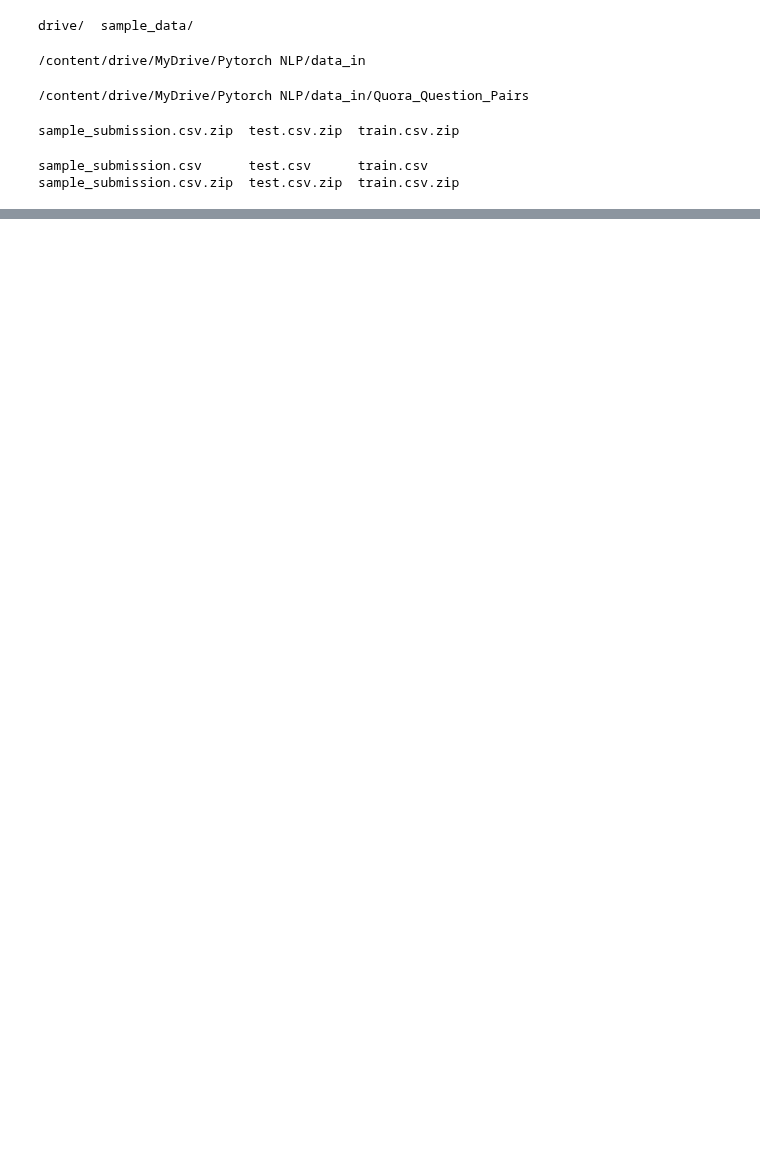
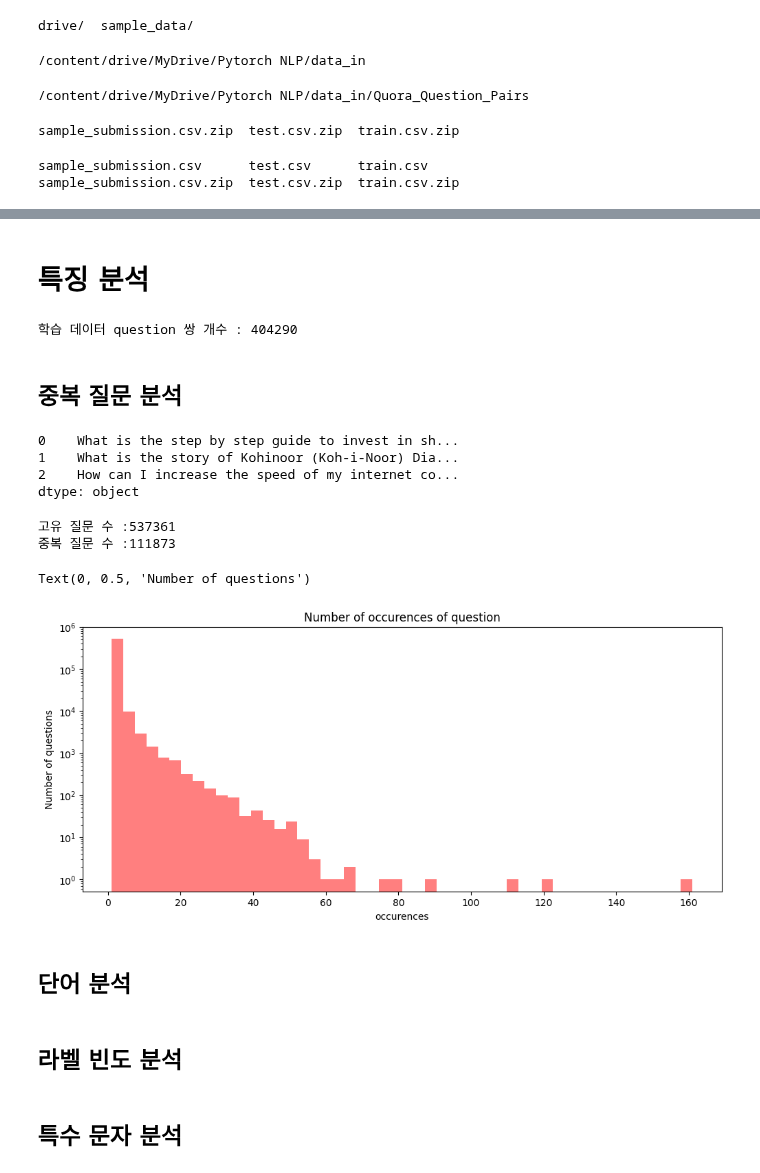
Before and after one commit to DonghaeSuh/NLP_Pytorch, a Jupyter notebook: EDA/Quora_Question_Pairs_EDA.ipynb, the cells around one changed output, grey strips where cells are left out. Cells and saved outputs as stored; diff of their text form; code cells hidden in the pictures; blank space fills up the shorter version.

```diff
--- a/EDA/Quora_Question_Pairs_EDA.ipynb
+++ b/EDA/Quora_Question_Pairs_EDA.ipynb
@@ -48,0 +47,40 @@ train_df.head()
+# %% [markdown]
+# 특징 분석
+# %%
+print("학습 데이터 question 쌍 개수 : {}".format(len(train_df)))
+# %% [output]
+학습 데이터 question 쌍 개수 : 404290
+# %% [markdown]
+## 중복 질문 분석
+# %%
+# quesiton 하나로 잇기
+train_set=pd.Series(train_df['question1'].tolist()+train_df['question2'].tolist()).astype(str)
+train_set[:3]
+# %% [output]
+0    What is the step by step guide to invest in sh...
+1    What is the story of Kohinoor (Koh-i-Noor) Dia...
+2    How can I increase the speed of my internet co...
+dtype: object
+# %%
+print("고유 질문 수 :{}".format(len(np.unique(train_set))))
+print("중복 질문 수 :{}".format(np.sum(train_set.value_counts()>1)))
+# %% [output]
+고유 질문 수 :537361
+중복 질문 수 :111873
+# %%
+## 중복 질문 개수 히스토그램
+
+# 그래프 크기
+plt.figure(figsize=(12,5))
+
+# 히스토그램 ( 리스트,Series내의 요소들 중에 고유한 요소들의 개수에 대한 그래프)
+plt.hist(train_set.value_counts(),bins=50,alpha=0.5,color='r',label='sentence')
+
+plt.yscale('log',nonpositive='clip')
+
+plt.title("Number of occurences of question")
+plt.xlabel("occurences")
+plt.ylabel("Number of questions")
+# %% [output]
+Text(0, 0.5, 'Number of questions')
+[figure, added]
@@ -48,0 +91,6 @@ train_df.head()
+# %% [markdown]
+## 단어 분석
+# %% [markdown]
+## 라벨 빈도 분석
+# %% [markdown]
+## 특수 문자 분석
```
Also changed, not shown: parts of 2 cells of this notebook.
